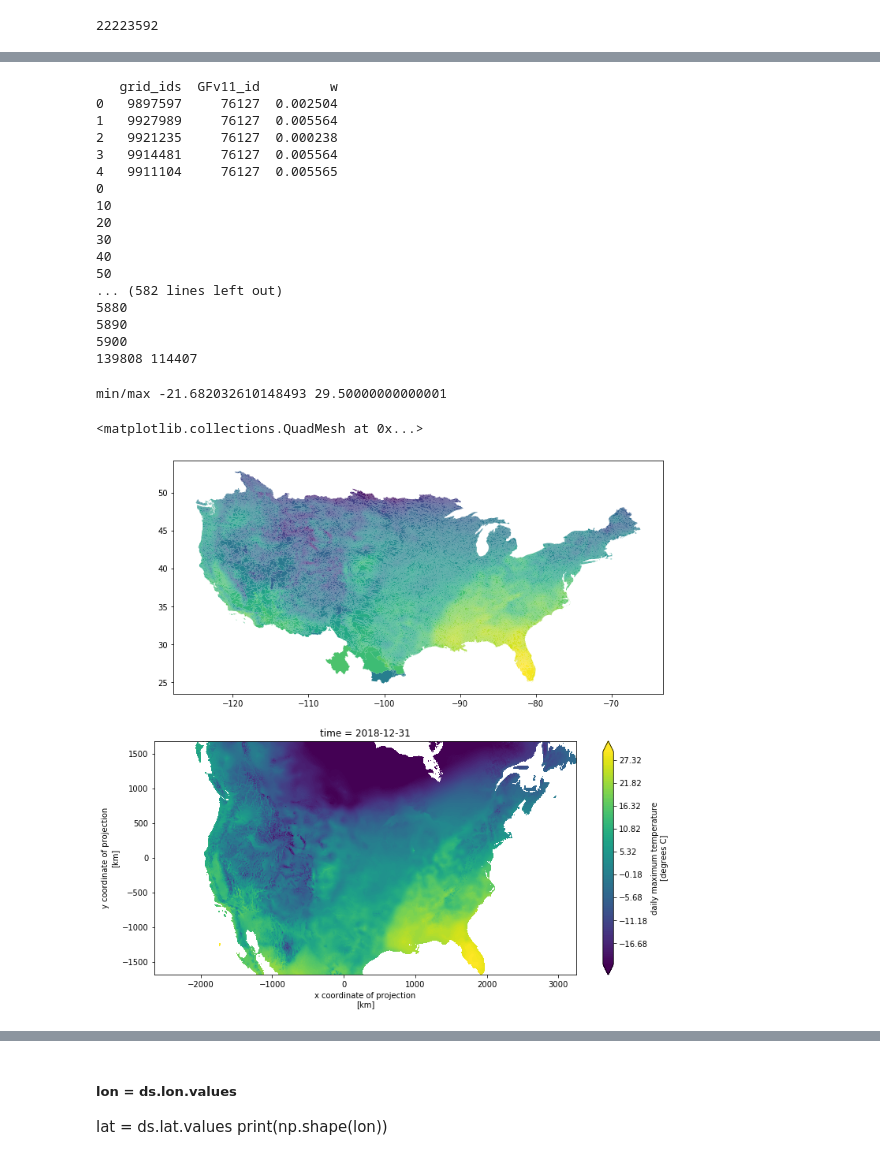
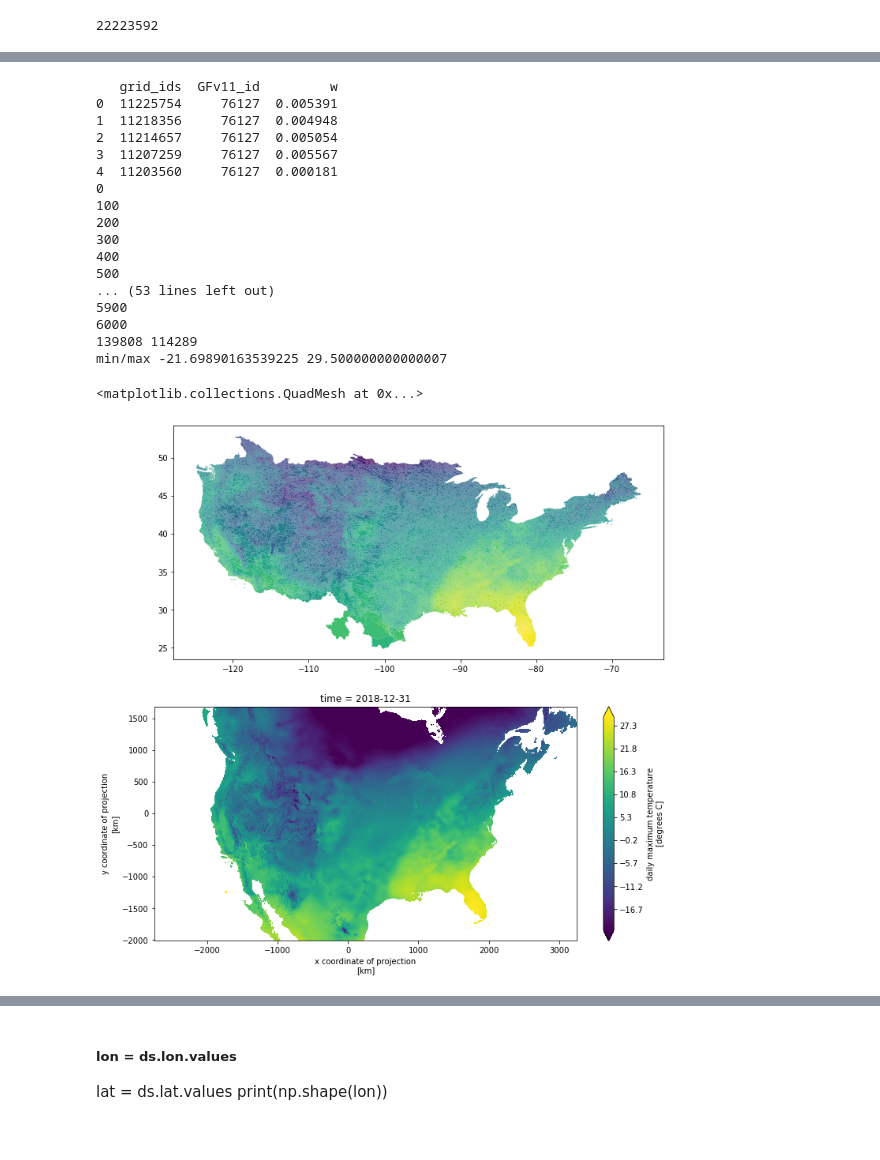
Before and after one commit to nhm-usgs/onhm-fetcher-parser, a Jupyter notebook: notebooks/final_notebooks/Daymet_hru_v1_1.ipynb, the cells around one changed output, grey strips where cells are left out. Drawn from its saved outputs; the diff is of its cells as text; code cells hidden in the pictures.

```diff
--- a/notebooks/final_notebooks/Daymet_hru_v1_1.ipynb
+++ b/notebooks/final_notebooks/Daymet_hru_v1_1.ipynb
@@ -186,12 +189,13 @@ ds.tmax.plot()
 # noint = hru_nointsct.hru_nointsct.unique()
 # print(type(noint))
 # %%
+from numpy.ma import masked
 # add tmax column to dataframe
 gdf['tmax']=0.0
 # gdf.tmax[noint] = 10.0
 # print(gdf.tmax[noint])
 
-wght_UofI = pd.read_csv('../Data_v1_1/tmp_weights_daymet.csv')
+wght_UofI = pd.read_csv('../../Data_v1_1/tmp_weights_daymet2.csv')
 print(wght_UofI.head())
 
 #iterate through hru's, grab all weights associated with hru_id, get total weighted value from netcdf file, assign to tmax
@@ -199,10 +203,10 @@ print(wght_UofI.head())
 # ndata = ds.tmax.values[dayshape-1,:,:].flatten()
 lon = ds.lon.values
 lat = ds.lat.values
-ndata = np.zeros(19937808)
+ndata = np.zeros(np.shape(lon)[1]*np.shape(lon)[0])
 tlc = 0
 for j in range(np.shape(lon)[1]):
-    if j%10 == 0: print(j)
+    if j%100 == 0: print(j)
     for i in range(np.shape(lon)[0]):
         ndata[tlc] = datahandle.values[dayshape-1,i,j]
         tlc+=1
@@ -215,51 +219,78 @@ print(len(gdf), len(unique_hru_ids))
 def np_get_wval2(grp, ndata):
     mdata = np.ma.masked_array(ndata[grp['grid_ids'].values.astype(int)], np.isnan(ndata[grp['grid_ids'].values.astype(int)]))
     return np.ma.average(mdata, weights=grp['w'])
+def np_get_wval(ndata, wghts, hru_id):
+    """
+    Returns weighted average of ndata with weights = grp
+    1) mdata = the subset of values associated with the gridmet id's that are mapped to hru_id.
+    2) Some of these values may have nans if the gridmet id is outside of conus so only return values
+    that are inside of conus
+    3) this means that hru's that are entirely outside of conus will return nans which will ultimately,
+    outside of this function get assigned zero's.
+    4) the value is assigned the weighted average
+    :param ndata: float array of data values
+    :param wghts: float array of weights
+    :param hru_id hru id number
+    :return: numpy weighted averaged - masked to deal with nans associated with
+            ndata that is outside of the conus.
+    """
+    mdata = np.ma.masked_array(ndata[wghts['grid_ids'].values.astype(int)],
+                               np.isnan(ndata[wghts['grid_ids'].values.astype(int)]))
+
+    # mdata = np.ma.masked_where(ndata[wghts['grid_ids'].values.astype(int)] <= 0.0,
+    #                            (ndata[wghts['grid_ids'].values.astype(int)]))
+    tmp = np.ma.average(mdata, weights=wghts['w'])
+    if tmp is masked:
+        # print('returning masked value', hru_id, mdata, wghts['w'])
+        return np.nan
+
+    else:
+        return tmp
 
 # unique_hru_ids.get_group(gdf['hru_id_nat']).agg({'tmax': np_get_wval(weight_id_rows, ndata)})
 td = np.zeros(len(gdf.index))
 for index, row in gdf.iterrows():
 #     if not(row['nhm_id'] in noint):
     try:
         weight_id_rows = unique_hru_ids.get_group(row['GFv11_id'])
-        td[index] = np_get_wval2(weight_id_rows, ndata)
+        td[index] = np.nan_to_num(np_get_wval(ndata, weight_id_rows, index+1))
     except KeyError:
         td[index] = 0.0
 
 
 #         gdf['tmax'][index] = np_get_wval2(weight_id_rows, ndata)
 #     else:
 #         td[index] = 10.0
 
 gdf['tmax'] = td.tolist()
 # gdf['tmax'].fillna(0.0)
 
 print('min/max', gdf['tmax'].min(), gdf['tmax'].max())
 
 f, ax = plt.subplots(2, figsize=(12,12))
 gdf.plot(ax=ax[0], column = 'tmax',linewidth=0., edgecolor='white')
+ax[0].set_aspect('equal')
 ptmax = ds.tmax
 ptmax_1 = ptmax.isel(time=dayshape-1)
 lvs = np.arange(gdf['tmax'].min(), gdf['tmax'].max(), 0.5)
 ptmax_1.plot(ax=ax[1], levels=lvs, cmap='viridis')
 # %% [output]
    grid_ids  GFv11_id         w
-0   9897597     76127  0.002504
-1   9927989     76127  0.005564
-2   9921235     76127  0.000238
-3   9914481     76127  0.005564
-4   9911104     76127  0.005565
+0  11225754     76127  0.005391
+1  11218356     76127  0.004948
+2  11214657     76127  0.005054
+3  11207259     76127  0.005567
+4  11203560     76127  0.000181
 0
-10
-20
-30
-40
-50
-... (582 lines left out)
-5880
-5890
+100
+200
+300
+400
+500
+... (53 lines left out)
 5900
-139808 114407
+6000
+139808 114289
+min/max -21.69890163539225 29.500000000000007
-min/max -21.682032610148493 29.50000000000001
+<matplotlib.collections.QuadMesh at 0x...>
-<matplotlib.collections.QuadMesh at 0x...>
-[figure, old version]
+[figure, new version]
```
Also changed, not shown: parts of 5 cells of this notebook, 5 other files.
